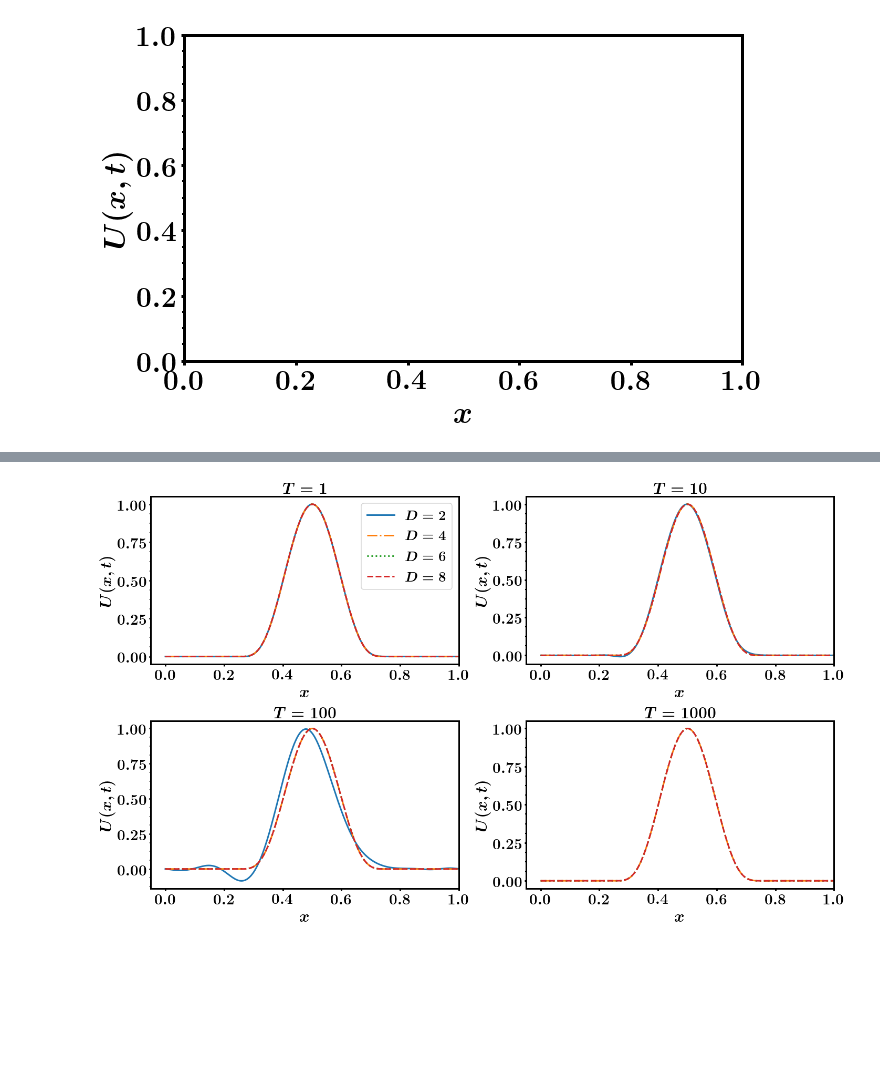
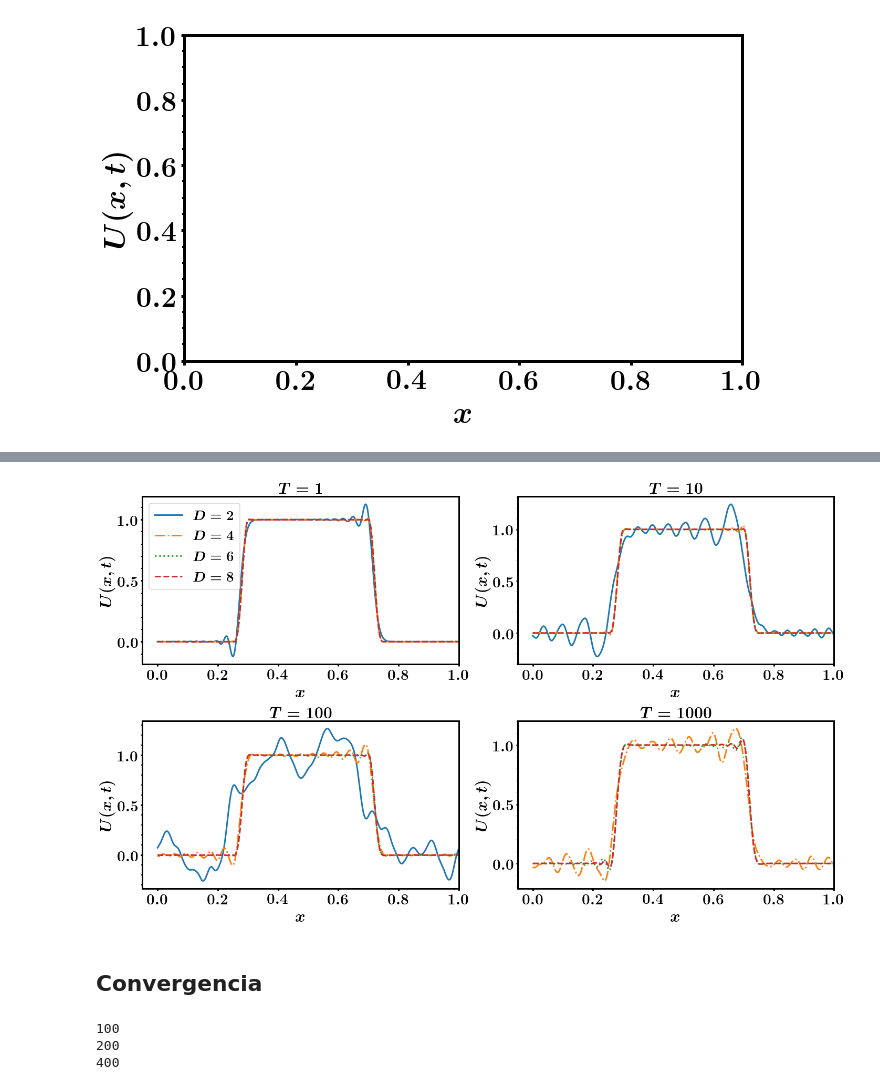
Before and after one commit to nahuelalmeira/diffeq, a Jupyter notebook: practicas/Tarea2/Current/plots/Plots.ipynb, the cells around one changed output, grey strips where cells are left out. Saved outputs shown, nothing was run; the diff lists cells and outputs as text; code cells hidden in the pictures; blank space fills up the shorter version.

Commit message:
agrego square y ampli

```diff
--- a/practicas/Tarea2/Current/plots/Plots.ipynb
+++ b/practicas/Tarea2/Current/plots/Plots.ipynb
@@ -10,3 +10,30 @@ from mpl_toolkits.axes_grid.inset_locator import inset_axes
 
 sys.path.append('../../../../code/python')
 from mpl_settings_v3 import *
+# %%
+def q(wh, D=2):
+    a = 2*np.pi*wh
+    if D==2:
+        return (1/a) * np.sin(a)
+    if D==4:
+        return (1/a) * np.sin(a) * (1 + 2/3 * np.sin(a/2)**2)
+    if D==6:
+        return (1/a) * np.sin(a) * (1 + 2/3 * np.sin(a/2)**2 + 8/15 * np.sin(a/2)**4)
+    if D==8:
+        return (1/a) * np.sin(a) * (1 + 2/3 * np.sin(a/2)**2 + 8/15 * np.sin(a/2)**4 + 16/35 * np.sin(a/2)**6)
+
+X = np.linspace(0.0001, 0.5, 100)
+
+fig, ax = plt.subplots(figsize=(8, 6))
+
+ax.set_xlabel(r'$\omega h$')
+ax.set_ylabel(r'$q_p(\omega)$')
+ax.set_xticks([0, 0.1, 0.2, 0.3, 0.4, 0.5])
+
+for D in [2, 4, 6, 8]:
+    q_values = q(X, D=D)
+    ax.plot(X, q_values, label=r'$p={}$'.format(D))
+
+ax.legend(loc='best')
+plt.savefig('../../informe/figures/amplification.png')
+plt.show()
@@ -62,33 +155,62 @@ for i, tf in enumerate([1, 10, 100, 1000]):
             continue
         if tf == 1:
             label = r'$D = {{{}}}$'.format(D)
         else:
             label = ''
-        data_file_name = '../Dump/simple_D{D}_grid501_T{T}_dataSteps{dataSteps}_intSteps{intSteps}.dat'.format(
+        data_file_name = '../Dump/square_D{D}_grid{grid}_T{T}_dataSteps{dataSteps}_intSteps{intSteps}.dat'.format(
             D=D, grid=grid, T=T, dataSteps=dataSteps, intSteps=intSteps
         )
         data = pd.read_csv(data_file_name,
                            sep=',', comment='#', names=['U'])
 
 
         ax.set_ylabel(r'$U(x,t)$')
         ax.set_xlabel(r'$x$')
         ax.set_xlim(-0.05, 1)
         X = data.xs(0).index
         X = X/X[-1]
         ax.plot(X, data.xs(tf).values, linestyle=linestyles[j], color=colors[j], label=label)
         ax.set_title(r'$T = {{{}}}$'.format(tf), fontsize=30)
 
         if inset:
             axins.set_xlim(0.2, 0.32)
             axins.set_ylim(-0.1, 0.2)
             axins.plot(X, data.xs(tf).values, linestyle=linestyles[j], color=colors[j])
 
     if label:
         ax.legend(loc='best')
 
 plt.tight_layout()
-plt.savefig('../../informe/figures/simple.png')
+plt.savefig('../../informe/figures/square.png')
 plt.show()
 # %% [output]
-[figure, old version]
+[figure, new version]
+# %% [markdown]
+## Convergencia
+# %%
+def norm_L2(data1, data2):
+
+        X = data.xs(0).index
+        X = X/X[-1]
+        ax.plot(X, data1.xs(tf).values)
+
+D = 2
+T = 100
+dataSteps = 1000
+intSteps = 100
+
+grid_values = [101, 201, 401]
+dfs = {}
+for grid in grid_values:
+    print(intSteps)
+    data_file_name = '../Dump/simple_D{D}_grid{grid}_T{T}_dataSteps{dataSteps}_intSteps{intSteps}.dat'.format(
+        D=D, grid=grid, T=T, dataSteps=dataSteps, intSteps=intSteps
+    )
+    df = pd.read_csv(data_file_name, sep=',', comment='#', names=['U'])
+    dfs[grid] = df
+
+    intSteps *= 2
+# %% [output]
+100
+200
+400
```
Also changed, not shown: parts of 3 cells of this notebook.
